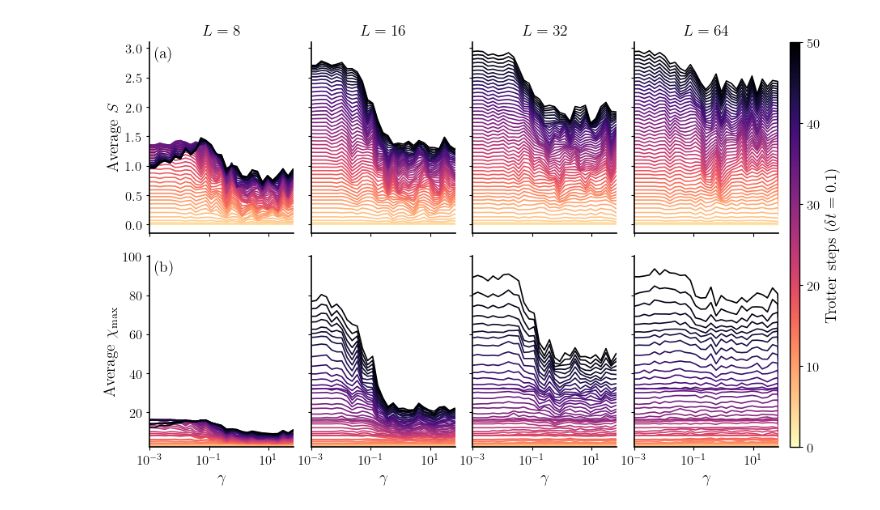
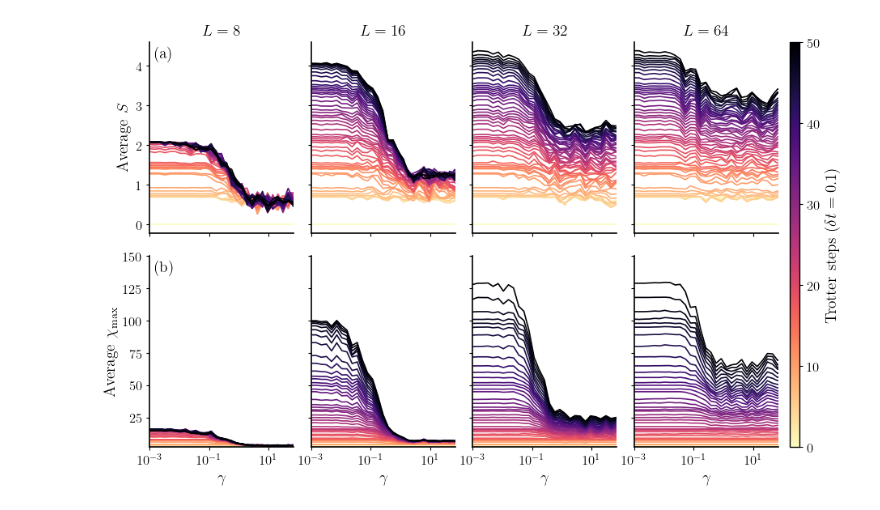
Before and after one commit to munich-quantum-toolkit/yaqs, a Jupyter notebook: experiments/cost/max_bond/cost_plotter.ipynb, the cells around one changed output. Saved outputs shown, nothing was run; the diff lists cells and outputs as text; code cells hidden in the pictures.

```diff
--- a/experiments/cost/max_bond/cost_plotter.ipynb
+++ b/experiments/cost/max_bond/cost_plotter.ipynb
@@ -38,7 +38,7 @@ for row_type, observable_name, ylabel in zip(
 ):
     for idx, L in enumerate(system_sizes):
         ax = axes[row_type, idx]
-        filename = f"cost_{L}.pickle"
+        filename = f"dephasing/cost_{L}.pickle"
 
         with open(filename, 'rb') as f:
             data = pickle.load(f)
@@ -67,36 +67,36 @@ for row_type, observable_name, ylabel in zip(
         ax.set_xlim(1e-3, 7e1)
 
         if observable_name == "max_bond":
-            ax.set_ylim(2, 100)
+            ax.set_ylim(2, 150)
         if row_type == 0:
             ax.set_title(rf"$L = {L}$")
         if idx == 0:
             ax.set_ylabel(ylabel)
         if row_type == 1:
             ax.set_xlabel(r"$\gamma$")
 
         ax.spines['top'].set_visible(False)
         ax.spines['right'].set_visible(False)
         # ax.xaxis.set_major_formatter(ScalarFormatter())
         ax.tick_params(axis='both', which='both', length=3)
 
 # --- Add subpanel labels for rows ---
 axes[0, 0].text(0.03, 0.98, "(a)", transform=axes[0, 0].transAxes,
                 fontsize=14, fontweight='bold', va='top', ha='left')
 axes[1, 0].text(0.03, 0.98, "(b)", transform=axes[1, 0].transAxes,
                 fontsize=14, fontweight='bold', va='top', ha='left')
 
 # --- Shared colorbar ---
 sm = cm.ScalarMappable(cmap=cmap, norm=norm)
 sm.set_array([])
 
 cbar = fig.colorbar(sm, ax=axes.ravel().tolist(), pad=0.015, aspect=40)
 cbar.set_label('Trotter steps ($\\delta t = 0.1$)', labelpad=4)
 cbar.ax.tick_params(length=3, direction='out')
 cbar.outline.set_linewidth(1.0)
 
 # --- Save and show ---
 plt.savefig("results.pdf", bbox_inches='tight', dpi=300)
 plt.show()
 # %% [output]
-[figure, old version]
+[figure, new version]
```
Also changed, not shown: 34 other files.
